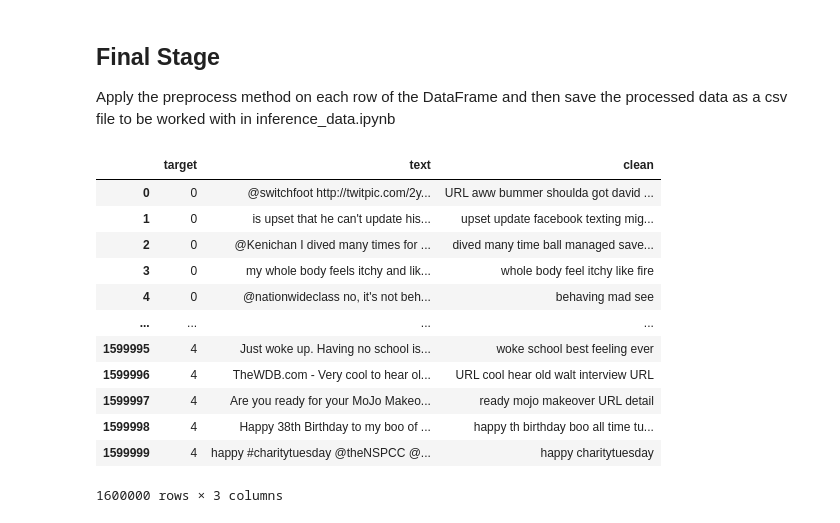
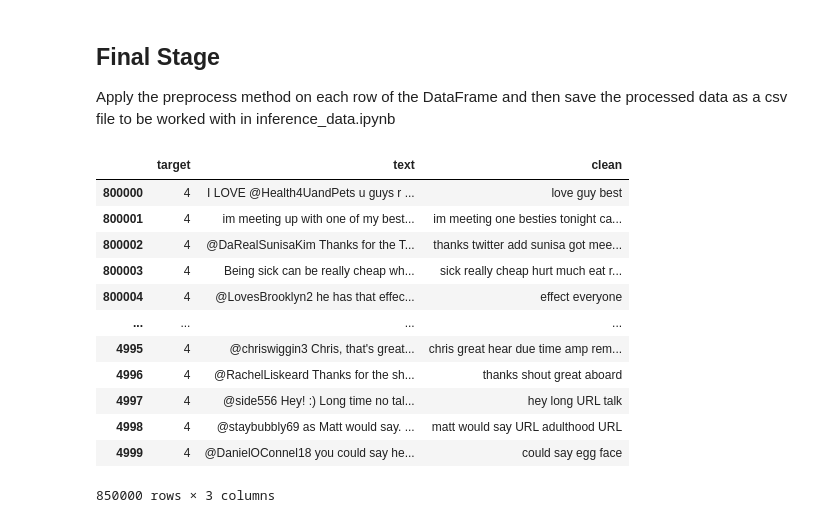
Before and after one commit to kevinxiong613/fervent, a Jupyter notebook: bot/app/clean_data.ipynb, the cells around one changed output. Cells and saved outputs as stored; diff of their text form; code cells hidden in the pictures.

```diff
--- a/bot/app/clean_data.ipynb
+++ b/bot/app/clean_data.ipynb
@@ -41,3 +41,7 @@ df['target'].value_counts().plot(kind='bar') # The dataset has an even split
 # %% [output]
 <AxesSubplot: >
 [figure]
+# %%
+positive_df = df.iloc[800000:, :]
+negative_df = df.iloc[:800000, :]
+positive_df
@@ -43,0 +64,16 @@ df['target'].value_counts().plot(kind='bar') # The dataset has an even split
+# %%
+import json
+# Read positive tweets
+with open('../positive_tweets.json', 'r') as f:
+    positive_tweets_data = [json.loads(line) for line in f]
+with open('../negative_tweets.json', 'r') as f:
+    negative_tweets_data = [json.loads(line) for line in f]
+
+nltk_positive = pd.DataFrame(positive_tweets_data)
+nltk_negative = pd.DataFrame(negative_tweets_data)
+nltk_positive['target'] = 4
+nltk_negative['target'] = 0
+
+nltk_positive = nltk_positive.loc[:, ['target', 'text']]
+nltk_negative = nltk_negative.loc[:, ['target', 'text']]
+nltk_positive.head()
@@ -43,0 +89,4 @@ df['target'].value_counts().plot(kind='bar') # The dataset has an even split
+# %%
+for i in range(10): # Do it 10 times to give that dataset more "weight"
+    positive_df = positive_df.append(nltk_positive)
+    negative_df = negative_df.append(nltk_negative)
@@ -148,16 +211,19 @@ df['clean'] = df['text'].apply(preprocess_tweet)
-# %%
-df
-# %% [output]
-|  | target | text | clean |
-| 0 | 0 | @switchfoot http://twitpic.com/2y... | URL aww bummer shoulda got david ... |
-| 1 | 0 | is upset that he can't update his... | upset update facebook texting mig... |
-| 2 | 0 | @Kenichan I dived many times for ... | dived many time ball managed save... |
-| 3 | 0 | my whole body feels itchy and lik... | whole body feel itchy like fire |
-| 4 | 0 | @nationwideclass no, it's not beh... | behaving mad see |
-| ... | ... | ... | ... |
-| 1599995 | 4 | Just woke up. Having no school is... | woke school best feeling ever |
-| 1599996 | 4 | TheWDB.com - Very cool to hear ol... | URL cool hear old walt interview URL |
-| 1599997 | 4 | Are you ready for your MoJo Makeo... | ready mojo makeover URL detail |
-| 1599998 | 4 | Happy 38th Birthday to my boo of ... | happy th birthday boo all time tu... |
-| 1599999 | 4 | happy #charitytuesday @theNSPCC @... | happy charitytuesday |
-1600000 rows × 3 columns
+# %%
+positive_df['clean'] = positive_df['text'].apply(preprocess_tweet)
+negative_df['clean'] = negative_df['text'].apply(preprocess_tweet)
+# %%
+positive_df
+# %% [output]
+|  | target | text | clean |
+| 800000 | 4 | I LOVE @Health4UandPets u guys r ... | love guy best |
+| 800001 | 4 | im meeting up with one of my best... | im meeting one besties tonight ca... |
+| 800002 | 4 | @DaRealSunisaKim Thanks for the T... | thanks twitter add sunisa got mee... |
+| 800003 | 4 | Being sick can be really cheap wh... | sick really cheap hurt much eat r... |
+| 800004 | 4 | @LovesBrooklyn2 he has that effec... | effect everyone |
+| ... | ... | ... | ... |
+| 4995 | 4 | @chriswiggin3 Chris, that's great... | chris great hear due time amp rem... |
+| 4996 | 4 | @RachelLiskeard Thanks for the sh... | thanks shout great aboard |
+| 4997 | 4 | @side556 Hey! :) Long time no tal... | hey long URL talk |
+| 4998 | 4 | @staybubbly69 as Matt would say. ... | matt would say URL adulthood URL |
+| 4999 | 4 | @DanielOConnel18 you could say he... | could say egg face |
+850000 rows × 3 columns
```
Also changed, not shown: parts of 8 cells of this notebook, 8 other files.
